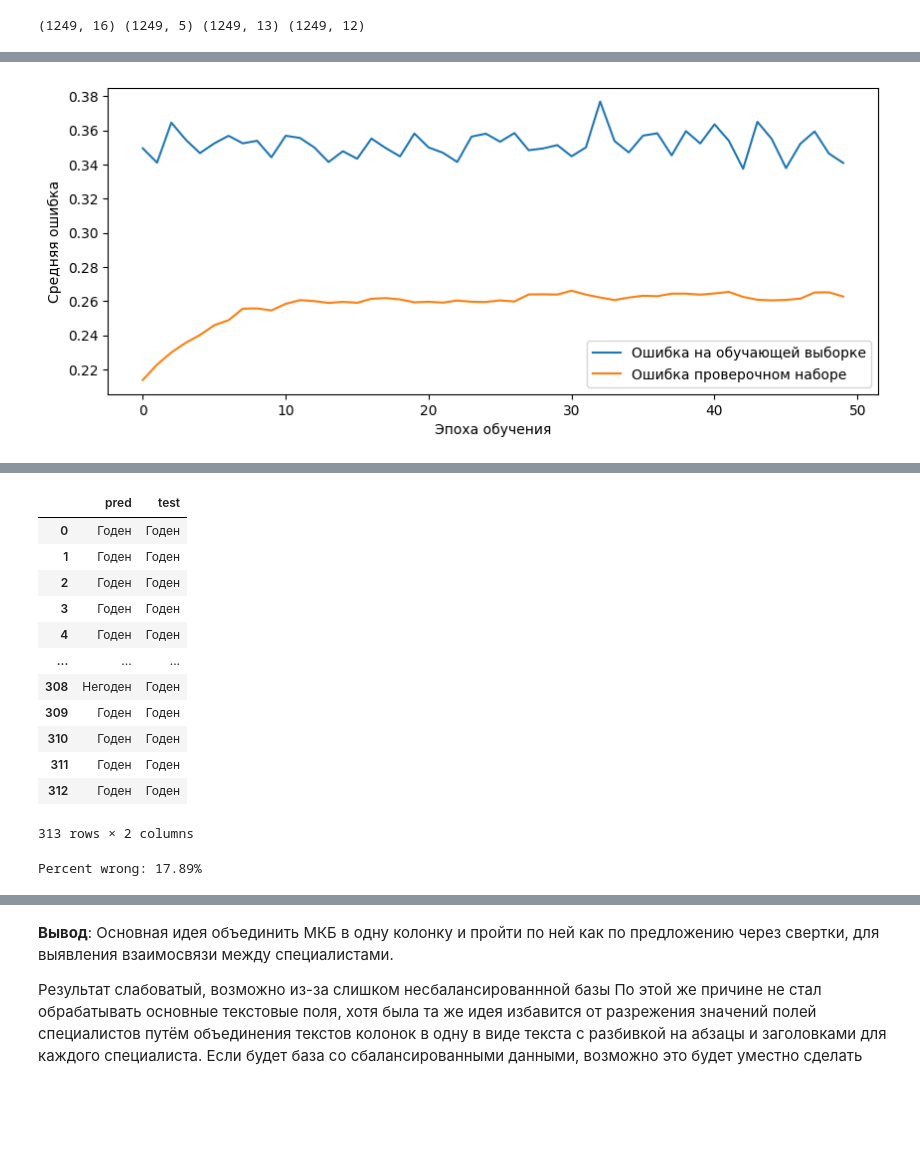
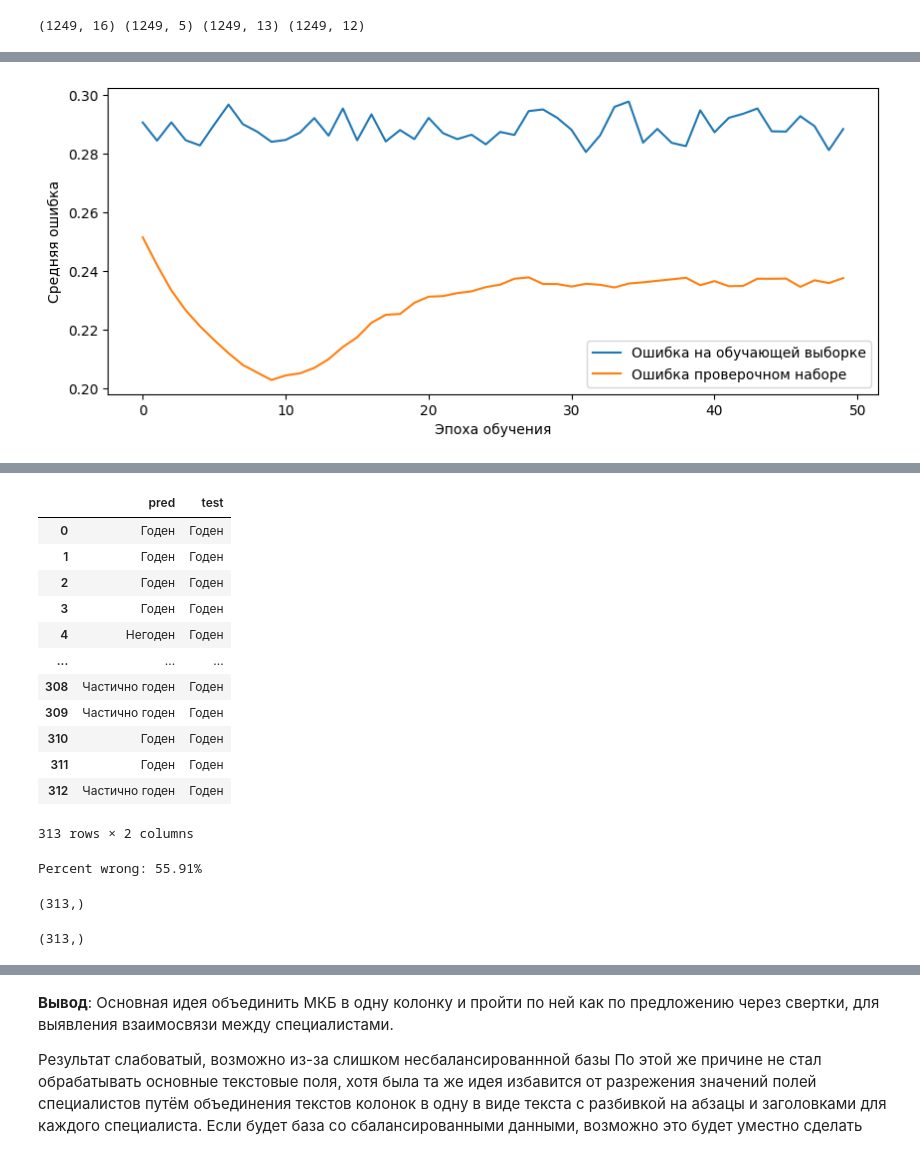
Before and after one commit to Untick/InspectrumClinic_RecSys, a Jupyter notebook: Paul Himyak/main.ipynb, the cells around one changed output, grey strips where cells are left out. Drawn from its saved outputs; the diff is of its cells as text; code cells hidden in the pictures; blank space fills up the shorter version.

```diff
--- a/Paul Himyak/main.ipynb
+++ b/Paul Himyak/main.ipynb
@@ -70,9 +70,13 @@ FIELD_CLIENT_PROFESSION = "Профессия"
 from datetime import datetime
 class MyUtils:
   conclusion_map = {FIELD_CONCLUSION_FIT:'Годен', FIELD_CONCLUSION_PART_FIT:"Частично годен", FIELD_CONCLUSION_NOT_FIT: 'Негоден'}
-  @staticmethod
-  def resolve_conclusion_map(x):
-    return MyUtils.conclusion_map[x]
+  @classmethod
+  def conclusion_labels(cls):
+    return  [cls.conclusion_map[k] for k in sorted(cls.conclusion_map)]
+
+  @classmethod
+  def resolve_conclusion_map(cls,x):
+    return cls.conclusion_map[x]
   @staticmethod
   # Определяем функцию для расчета возраста на основе даты
   def resolve_birthdate_to_age(date):
@@ -427,7 +432,7 @@ x1 = Embedding(mkb_vocab_size, 10, input_length = mkb_max_len)(input_mkb)
 x1 = SpatialDropout1D(0.2)(x1)
 x1 = Conv1D(50,3, activation = 'relu', padding='same')(x1)
 x1 = GlobalMaxPooling1D()(x1)
-x1 = Dense(100, activation = 'relu')(x1)
+x1 = Dense(100, activation = 'sigmoid')(x1)
 #x1 = Flatten()(x1)
 
 x2 = Embedding(harmfull_vocab_size, 10, input_length = harm_max_len)(input_harmfull)
@@ -446,7 +451,7 @@ x3 = Dense(100, activation = 'relu')(x3)
 
 #x_ = concatenate([x1, x2, x3], axis = -2)
 #x_ = Flatten()(x_)
-x = concatenate([x0, x1, x2, x3])
+x = concatenate([x0, x1, x2]) #x = concatenate([x0, x1, x2, x3])
 
 
 x = Dense(800, activation = 'relu')(x)
@@ -454,7 +459,7 @@ x = BatchNormalization()(x)
 x = Dropout(0.3)(x)
 x = Dense(Y_CLASSES, activation='softmax')(x)
 
-model2 =  Model((input0, input_mkb, input_harmfull, input_prof), x )
+model2 =  Model((input0, input_mkb, input_harmfull), x ) #model2 =  Model((input0, input_mkb, input_harmfull, input_prof), x )
 model2.compile(optimizer = Adam(learning_rate = 1e-53), loss = keras_losses.mse, metrics=[keras_metrics.mae])
 # %%
 utils.plot_model(model2, dpi=60, show_shapes = True)
@@ -465,7 +470,7 @@ print(x_train.shape,x_train_mkb.shape, x_train_harmfull.shape, x_train_prof.shap
 # %% [output]
 (1249, 16) (1249, 5) (1249, 13) (1249, 12)
 # %%
-history = model2.fit([x_train, x_train_mkb, x_train_harmfull, x_train_prof],
+history = model2.fit([x_train, x_train_mkb, x_train_harmfull], #model2.fit([x_train, x_train_mkb, x_train_harmfull, x_train_prof],
                     y_train,
                     batch_size=32,
                     epochs = 50,
@@ -492,9 +497,9 @@ Epoch 50/50
 # %%
 compare_sharp_loss(history, 10, 4)
 # %% [output]
-[figure, old version]
+[figure, new version]
 # %%
-y_pred = model2.predict((x_test, x_test_mkb, x_test_harmfull, x_test_prof))
+y_pred = model2.predict((x_test, x_test_mkb, x_test_harmfull)) #y_pred = model2.predict((x_test, x_test_mkb, x_test_harmfull, x_test_prof))
 y_pred_idx = np.argmax(y_pred, axis=1)
 y_test_idx = np.argmax(y_test, axis=1)
 df_result = pd.DataFrame({'pred': y_pred_idx, 'test': y_test_idx})
@@ -513,14 +518,22 @@ print(f"Percent wrong: {percent_wrong:.2f}%")
 |  | pred | test |
 | 0 | Годен | Годен |
 | 1 | Годен | Годен |
 | 2 | Годен | Годен |
 | 3 | Годен | Годен |
-| 4 | Годен | Годен |
+| 4 | Негоден | Годен |
 | ... | ... | ... |
-| 308 | Негоден | Годен |
-| 309 | Годен | Годен |
+| 308 | Частично годен | Годен |
+| 309 | Частично годен | Годен |
 | 310 | Годен | Годен |
 | 311 | Годен | Годен |
-| 312 | Годен | Годен |
+| 312 | Частично годен | Годен |
 313 rows × 2 columns
-Percent wrong: 17.89%
+Percent wrong: 55.91%
+# %%
+np.argmax(y_pred, axis = -1).shape
+# %% [output]
+(313,)
+# %%
+np.argmax(y_test, axis = -1).shape
+# %% [output]
+(313,)
```
Also changed, not shown: parts of 16 cells of this notebook.
